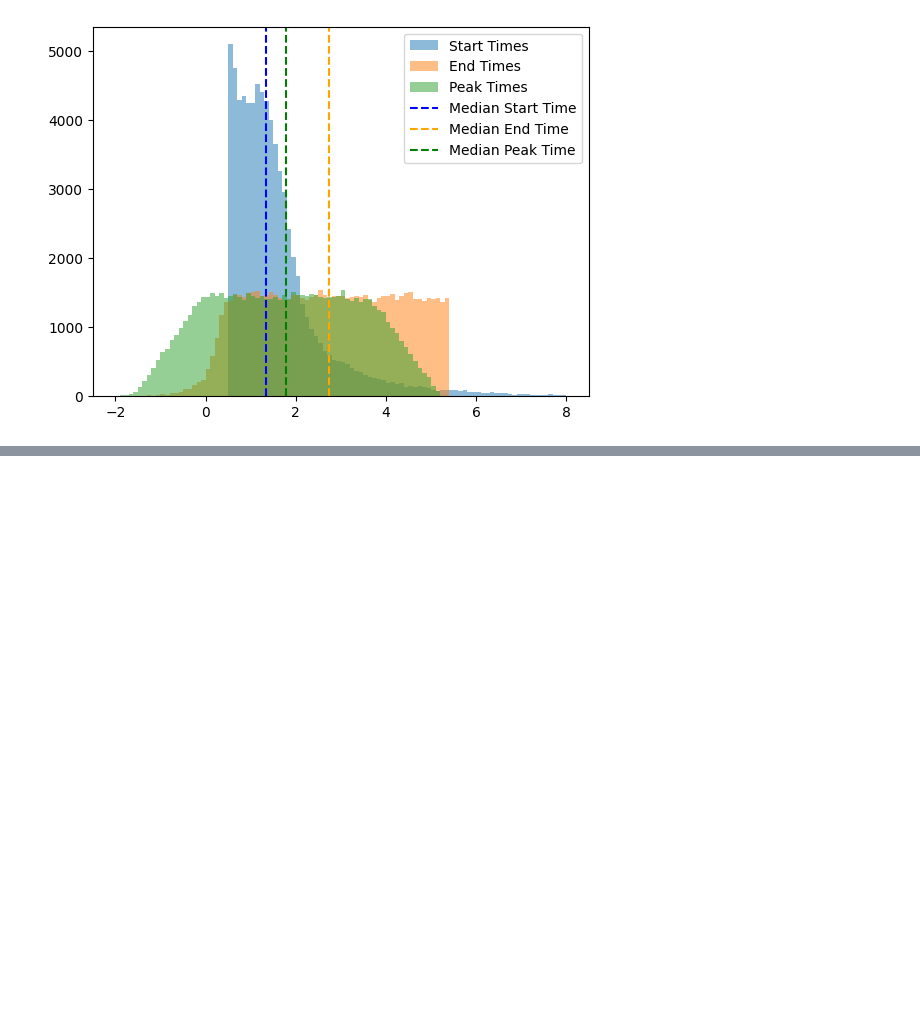
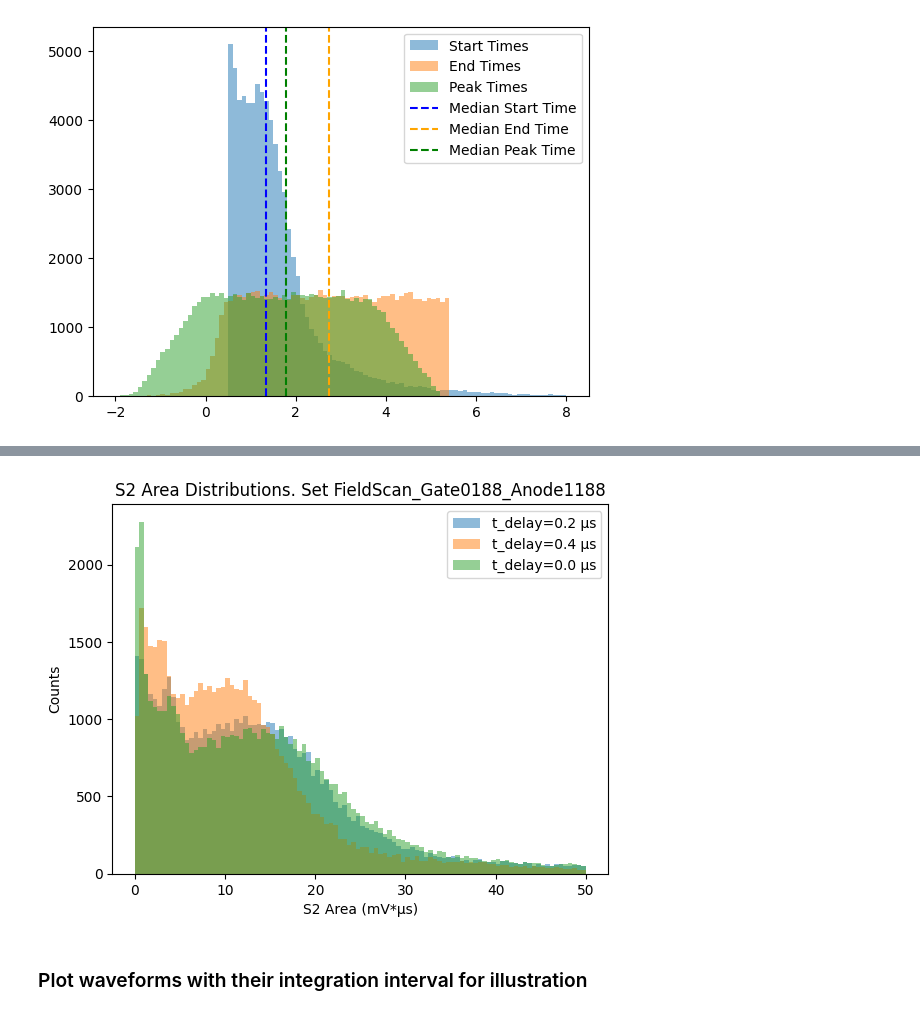
Before and after one commit to proscrite/RaTag, a Jupyter notebook: notebooks/THGEM_dev.ipynb, the cells around one changed output, grey strips where cells are left out. Cells and saved outputs as stored; diff of their text form; code cells hidden in the pictures; blank space fills up the shorter version.

```diff
--- a/notebooks/THGEM_dev.ipynb
+++ b/notebooks/THGEM_dev.ipynb
@@ -1469,0 +1614,10 @@ plt.legend()
+# %%
+plt.hist(s2_areas_dict[0.0]['s2_areas'], bins=100, range=(0, 50), alpha=0.5, label='t_delay=0.0 µs');
+plt.hist(s2_areas_dict[0.2]['s2_areas'], bins=100, range=(0, 50), alpha=0.5, label='t_delay=0.2 µs');
+plt.hist(s2_areas_dict[0.4]['s2_areas'], bins=100, range=(0, 50), alpha=0.5, label='t_delay=0.4 µs');
+plt.gca().set(xlabel='S2 Area (mV*µs)', ylabel='Counts', title=f'S2 Area Distributions. Set {current_set.name}')
+plt.legend();
+# %% [output]
+[figure, added]
+# %% [markdown]
+### Plot waveforms with their integration interval for illustration
```
Also changed, not shown: parts of 21 cells of this notebook, 3 other files.
